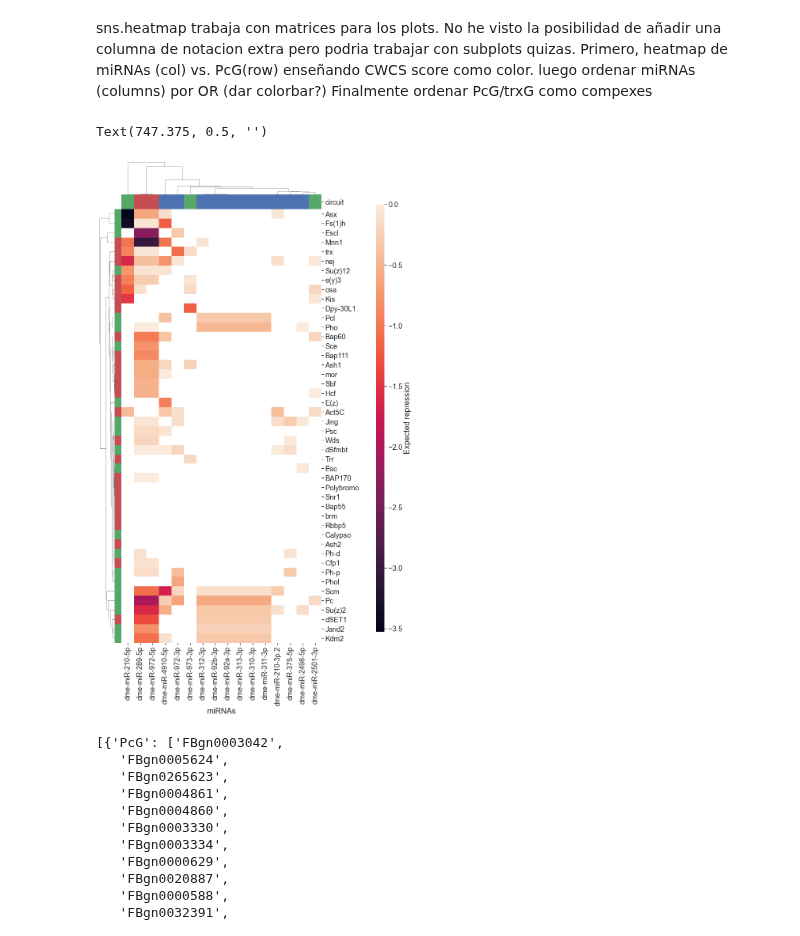
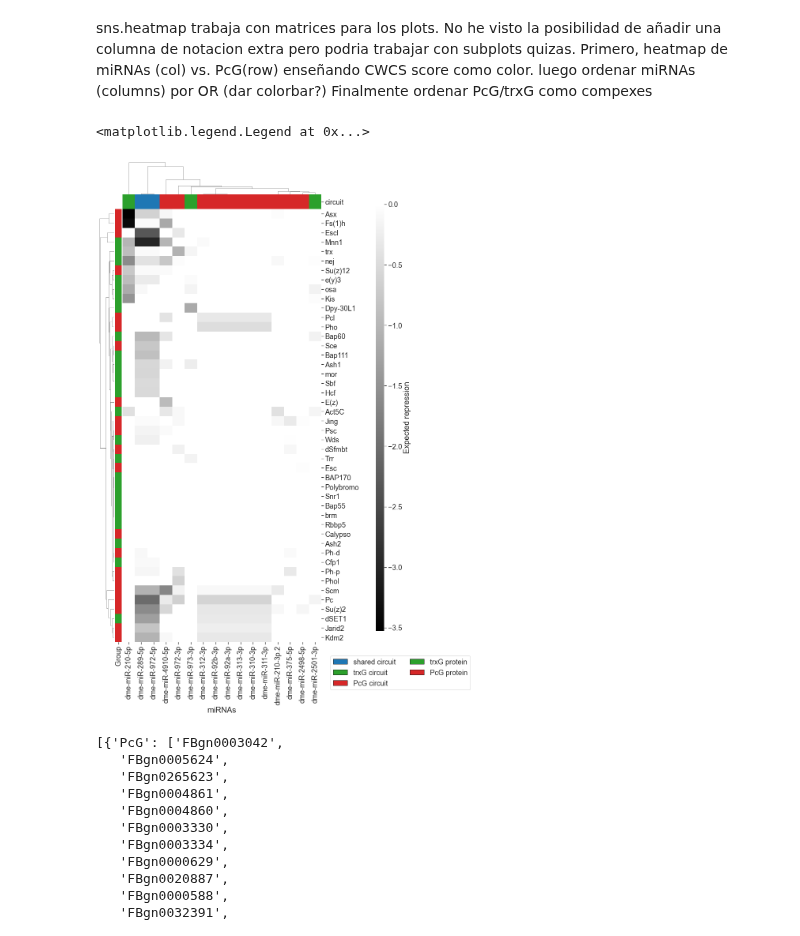
Before and after one commit to j-solor/Drosophila-miRNA-PcG-circuits, a Jupyter notebook: Analysis/Analysis.ipynb, the cells around one changed output. Saved outputs shown, nothing was run; the diff lists cells and outputs as text; code cells hidden in the pictures.

Commit message:
fig3A legend and corrected colors

```diff
--- a/Analysis/Analysis.ipynb
+++ b/Analysis/Analysis.ipynb
@@ -1198,13 +1198,6 @@ Plot_significative(plots_PcG, plots_trxG,
 # %% [markdown]
 sns.heatmap trabaja con matrices para los plots. No he visto la posibilidad de añadir una columna de notacion extra pero podria trabajar con subplots quizas. Primero, heatmap de miRNAs (col) vs. PcG(row) enseñando CWCS score como color. luego ordenar miRNAs (columns) por OR (dar colorbar?) Finalmente ordenar PcG/trxG como compexes
 # %%
-#integrated_PcG # mature miRNA as rowname UNFILTERED
-#integrated_trxG # mature miRNA as rowname UNFILTERED
-#summary_table_circuits # all mature miRNAs involved in circuit
-#                                    genesets_info= [gene_sets, PcG_subset, trxG_subset, trxGcore_subset],
-#                                    CWCS_matrix = CWCS_matrix
-#
-
 # reunir circuit miRNAs
 PcG_miRNAs = integrated_PcG[(integrated_PcG.hyper_pval <=0.01)&(integrated_PcG.distance <=5000)].index.to_frame()
 trxG_miRNAs = integrated_trxG[(integrated_trxG.hyper_pval <=0.01)&(integrated_trxG.distance <=5000)].index.to_frame()
@@ -1228,44 +1221,45 @@ addGroup =  dict(zip(PcGtrxG_conversion.ID, PcGtrxG_conversion.Group))
 addComplex =  dict(zip(PcGtrxG_conversion.ID, PcGtrxG_conversion.Complex))
 
 to_heatmap["gene_name"]= to_heatmap.index.map(flybaseIDtogenename)
 to_heatmap["Group"]= to_heatmap.index.map(addGroup)
 to_heatmap["Complex"]= to_heatmap.index.map(addComplex)
 to_heatmap.set_index("gene_name", inplace = True)
 
 ## Define row and column colors
-colorrow_Group = dict(zip(set(to_heatmap.Group), "rgb"))
+colorrow_Group = dict(zip(set(to_heatmap.Group), [trxG_color, PcG_color]))
 Grouprow_colors = to_heatmap.Group.map(colorrow_Group)
 
 colorrow_Complex = dict(zip(set(to_heatmap.Complex), sns.hls_palette(len(set(to_heatmap.Complex)), l=0.5, s=0.8)))
 Complexrow_colors = to_heatmap.Complex.map(colorrow_Complex)
 
-colorcol_circuit = dict(zip(set(circuit_miRNAs.circuit), "rgb"))
+colorcol_circuit = dict(zip(set(circuit_miRNAs.circuit), [shared_color, trxG_color, PcG_color]))
 circuitcol_colors = circuit_miRNAs.circuit.map(colorcol_circuit)
 
 to_heatmap.drop(columns =["Group", "Complex"], inplace = True)
 # heatmap plot perse
 mask = to_heatmap.isnull()
 g = sns.clustermap(to_heatmap.fillna(0),
+                   cmap = generalcmp,
                    figsize=(10, 20),
-                   row_colors = [Grouprow_colors],
+                   row_colors = Grouprow_colors,
                    col_colors = circuitcol_colors,
-
                    row_cluster=True,
-
-
                    dendrogram_ratio=(.07, .07),
-
                    cbar_pos=(1, .16, .03, .75),
-
                    cbar_kws={'label': 'Expected repression'},
-
                    mask = mask)
 
+# Aesthetics
 ax = g.ax_heatmap
 ax.set_ylabel("")
+
+## legend for colors
+handles1 = [Rectangle((0,0),1,1,color = c, ec = "k") for c in [shared_color, trxG_color, PcG_color, trxG_color, PcG_color]]
+labels1 = ['shared circuit', 'trxG circuit', 'PcG circuit', "trxG protein", "PcG protein"]
+plt.legend(handles1, labels1, bbox_to_anchor =(11,-1.05,0.5,1), ncol = 2)
 # %% [output]
-Text(747.375, 0.5, '')
+<matplotlib.legend.Legend at 0x...>
-[figure, old version]
+[figure, new version]
 # %%
 integrated_PcG
 [gene_sets, PcG_subset, trxG_subset, trxGcore_subset]
```
